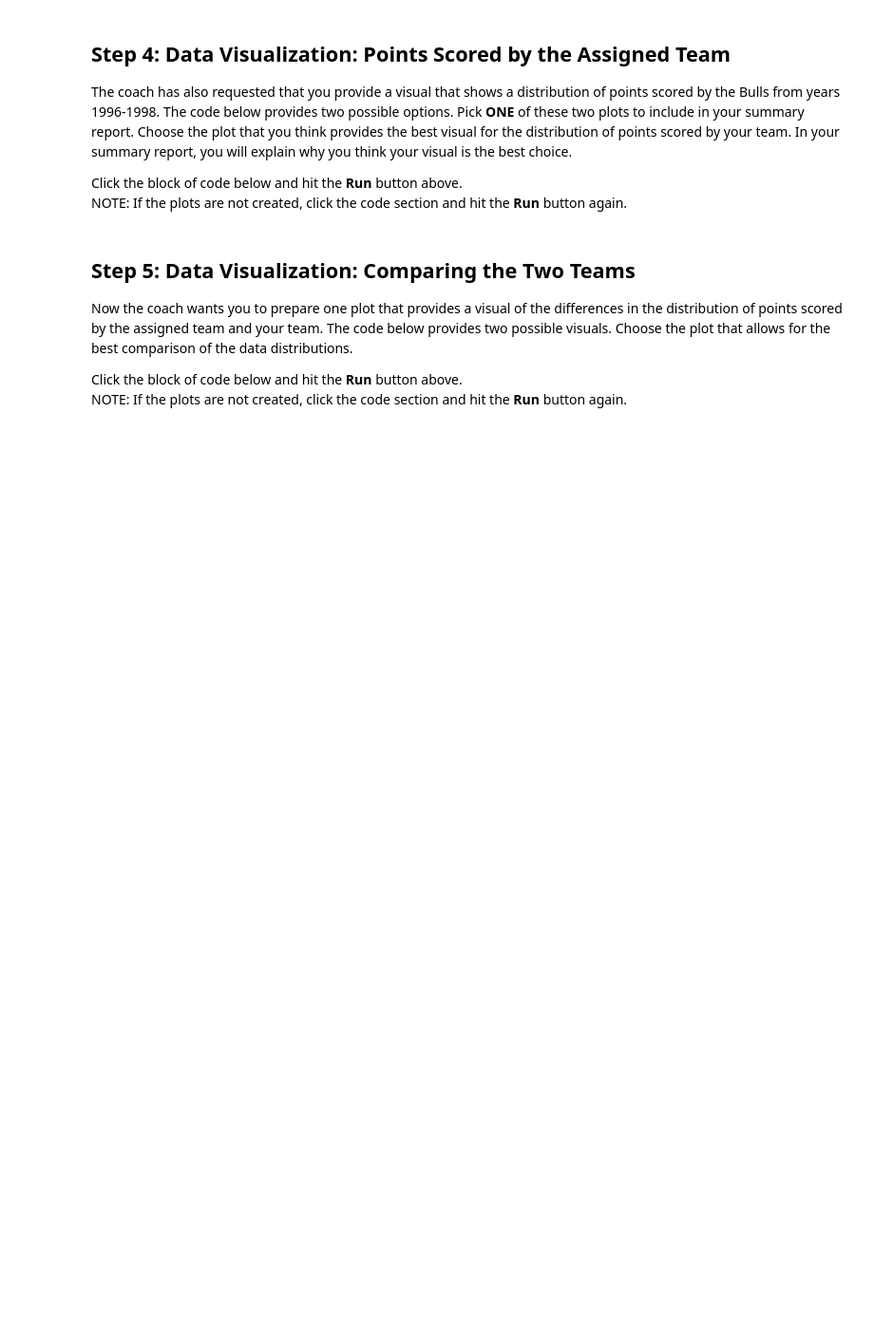
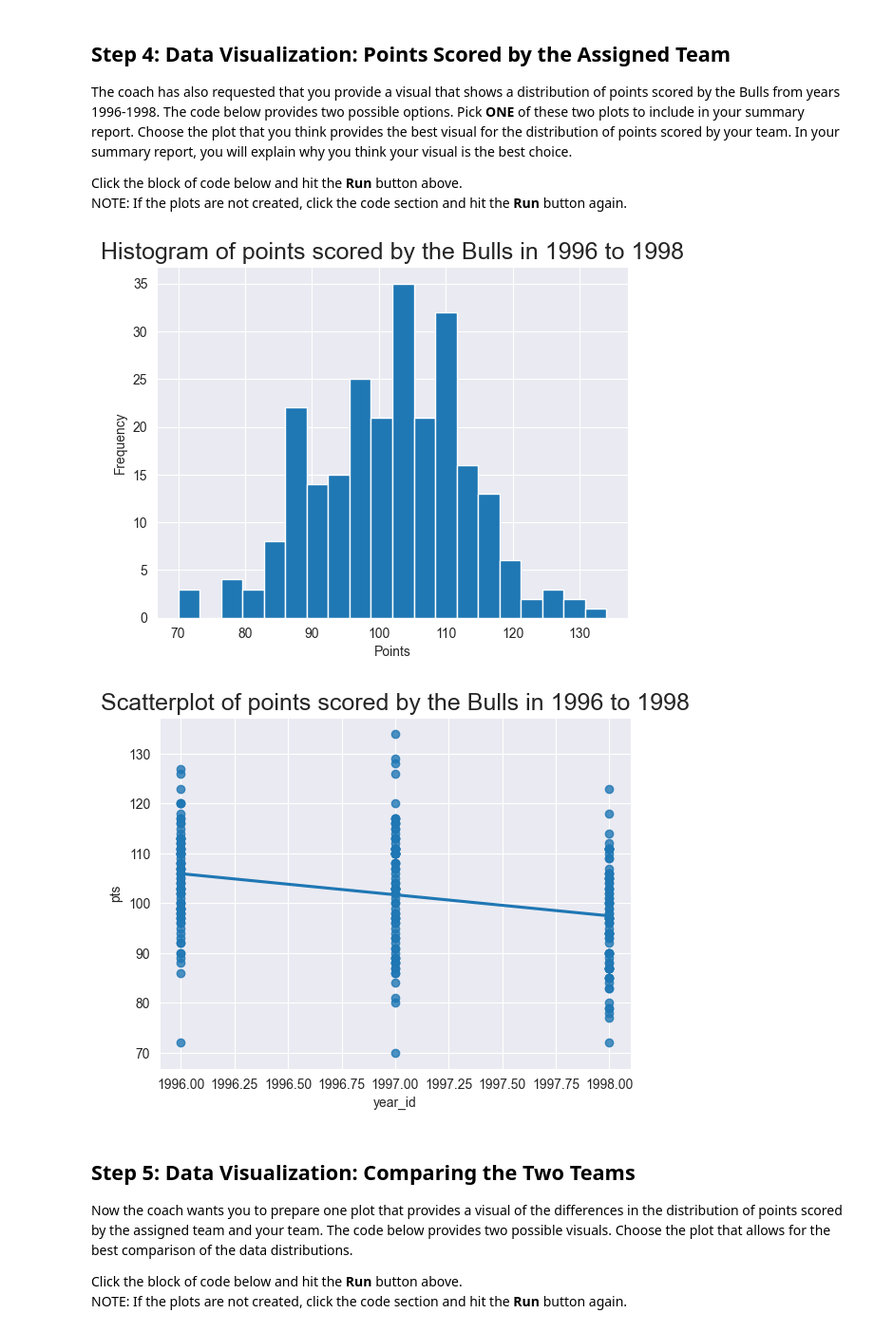
Before and after one commit to wickedyoda/MAT-243_SNHU_Statistics_for_stem, a Jupyter notebook: project 1/new-mat-243-project-one/Project One Jupyter Script.ipynb, the cells around one changed output. Shown at 95% size. Saved outputs shown, nothing was run; the diff lists cells and outputs as text; code cells hidden in the pictures; blank space fills up the shorter version.

```diff
--- a/project 1/new-mat-243-project-one/Project One Jupyter Script.ipynb
+++ b/project 1/new-mat-243-project-one/Project One Jupyter Script.ipynb
@@ -124,18 +138,21 @@ NOTE: If the plots are not created, click the code section and hit the **Run** b
 # %%
 import seaborn as sns
 
 # Histogram
 fig, ax = plt.subplots()
 plt.hist(assigned_team_df['pts'], bins=20)
 plt.title('Histogram of points scored by the Bulls in 1996 to 1998', fontsize=18)
 ax.set_xlabel('Points')
 ax.set_ylabel('Frequency')
 plt.show()
 
 # Scatterplot
 plt.title('Scatterplot of points scored by the Bulls in 1996 to 1998', fontsize=18)
-sns.regplot(assigned_team_df['year_id'], assigned_team_df['pts'], ci=None)
+sns.regplot(x=assigned_team_df['year_id'], y=assigned_team_df['pts'], ci=None)
 plt.show()
+# %% [output]
+[figure, added]
+[figure, added]
 # %% [markdown]
 ## Step 5: Data Visualization: Comparing the Two Teams
 Now the coach wants you to prepare one plot that provides a visual of the differences in the distribution of points scored by the assigned team and your team. The code below provides two possible visuals. Choose the plot that allows for the best comparison of the data distributions.
```
Also changed, not shown: parts of 9 cells of this notebook, 3 other files.
